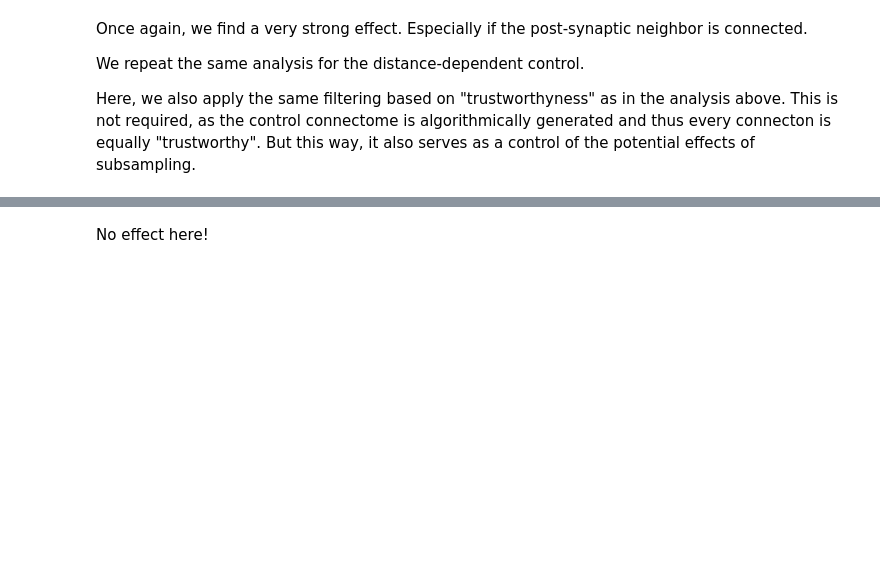
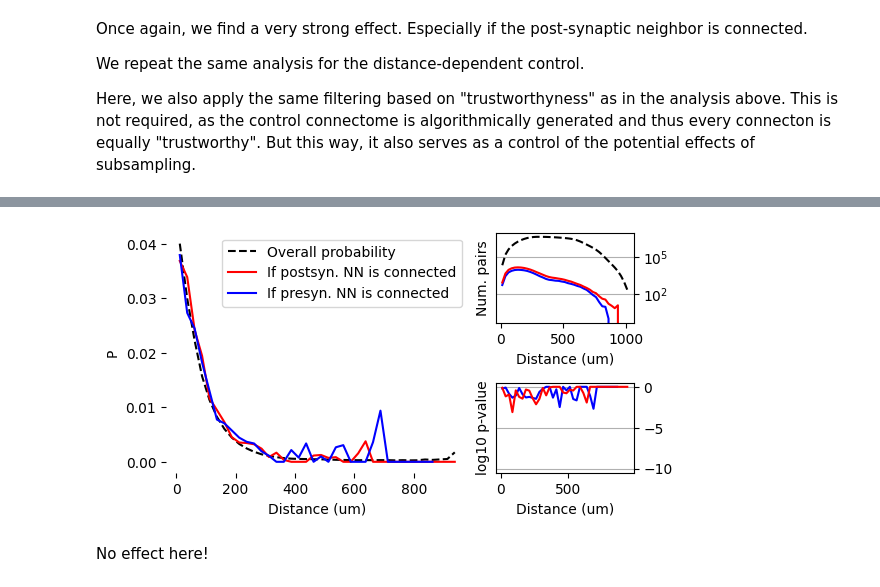
Before and after one commit to MWolfR/local_connectivity_model, a Jupyter notebook: src/Nearest neighbor 1d prob increase.ipynb, the cells around one changed output, grey strips where cells are left out. Drawn from its saved outputs; the diff is of its cells as text; code cells hidden in the pictures; blank space fills up the shorter version.

```diff
--- a/src/Nearest neighbor 1d prob increase.ipynb
+++ b/src/Nearest neighbor 1d prob increase.ipynb
@@ -412,2 +393,63 @@ Text(0, 0.5, 'Num. pairs')
+# %%
+fig = plt.figure(figsize=(5.5, 3))
+ax = fig.add_axes([0.1, 0.1, 0.55, 0.8])
+
+edge_df_ctrl = make_edge_df(C, apply_filtering=True)
+edge_df_ctrl["1d_dist_bin"] = numpy.digitize(edge_df_ctrl["1d_dist"], bins=bin_borders) - 1
+
+
+ctrl_prior_con_prob = edge_df_ctrl.groupby("1d_dist_bin")["1d_dist_bin"].count().reindex(bin_indices) / n_pairs_per_bin
+
+mask = edge_df_ctrl["mask_nn_col"]
+ctrl_con_prob_post_is_connected = edge_df_ctrl.loc[mask].groupby("1d_dist_bin").apply(lambda _df: control_con[_df["row"], _df["nn_col"]].mean(),
+                                                                  include_groups=False)
+ctrl_smpls_post_is_connected = edge_df_ctrl.loc[mask]["1d_dist_bin"].value_counts().reindex(bin_indices, fill_value=0)
+
+mask = edge_df_ctrl["mask_nn_row"]
+ctrl_con_prob_pre_is_connected = edge_df_ctrl.loc[mask].groupby("1d_dist_bin").apply(lambda _df: control_con[_df["nn_row"], _df["col"]].mean(),
+                                                                  include_groups=False)
+ctrl_smpls_pre_is_connected = edge_df_ctrl.loc[mask]["1d_dist_bin"].value_counts().reindex(bin_indices, fill_value=0)
+
+# significance
+null_distr = binom(ctrl_smpls_post_is_connected, ctrl_prior_con_prob)
+p_values_post_ctrl = 1.0 - null_distr.cdf(ctrl_smpls_post_is_connected * ctrl_con_prob_post_is_connected - 1)
+null_distr = binom(ctrl_smpls_pre_is_connected, ctrl_prior_con_prob)
+p_values_pre_ctrl = 1.0 - null_distr.cdf(ctrl_smpls_pre_is_connected * ctrl_con_prob_pre_is_connected - 1)
+
+
+ax.plot(bin_centers[ctrl_prior_con_prob.index], ctrl_prior_con_prob, color="black", ls="--", label="Overall probability")
+
+ax.plot(bin_centers[ctrl_con_prob_post_is_connected.index], ctrl_con_prob_post_is_connected, color="red", label="If postsyn. NN is connected")
+ax.plot(bin_centers[ctrl_con_prob_pre_is_connected.index], ctrl_con_prob_pre_is_connected, color="blue", label="If presyn. NN is connected")
+plt.legend()
+ax.set_xlabel("Distance (um)")
+ax.set_ylabel("P")
+ax.set_frame_on(False)
+
+ax = fig.add_axes([0.7, 0.6, 0.25, 0.3])
+ax.yaxis.tick_right()
+ax.plot(bin_centers, n_pairs_per_bin, ls="--", color="black")
+ax.plot(bin_centers[ctrl_smpls_pre_is_connected.index], ctrl_smpls_pre_is_connected, color="blue")
+ax.plot(bin_centers[ctrl_smpls_post_is_connected.index], ctrl_smpls_post_is_connected, color="red")
+ax.set_yscale("log")
+plt.grid(axis="y")
+ax.set_xlabel("Distance (um)")
+ax.set_ylabel("Num. pairs")
+
+ax = fig.add_axes([0.7, 0.1, 0.25, 0.3])
+min_log10_p_indicated = -10
+log_p_pre_is_connected = numpy.log10(p_values_pre_ctrl)
+log_p_pre_is_connected[(log_p_pre_is_connected < min_log10_p_indicated) | (p_values_pre_ctrl == 0)] = min_log10_p_indicated
+log_p_post_is_connected = numpy.log10(p_values_post_ctrl)
+log_p_post_is_connected[(log_p_post_is_connected < min_log10_p_indicated) | (p_values_post_ctrl == 0)] = min_log10_p_indicated
+ax.yaxis.tick_right()
+ax.plot(bin_centers, log_p_pre_is_connected, color="blue")
+ax.plot(bin_centers, log_p_post_is_connected, color="red")
+plt.grid(axis="y")
+ax.set_xlabel("Distance (um)")
+ax.set_ylabel("log10 p-value")
+ax.set_ylim([-10.5, 0.5])
+# %% [output]
+[figure, added]
 # %% [markdown]
 No effect here!
```
Also changed, not shown: parts of 6 cells of this notebook.
